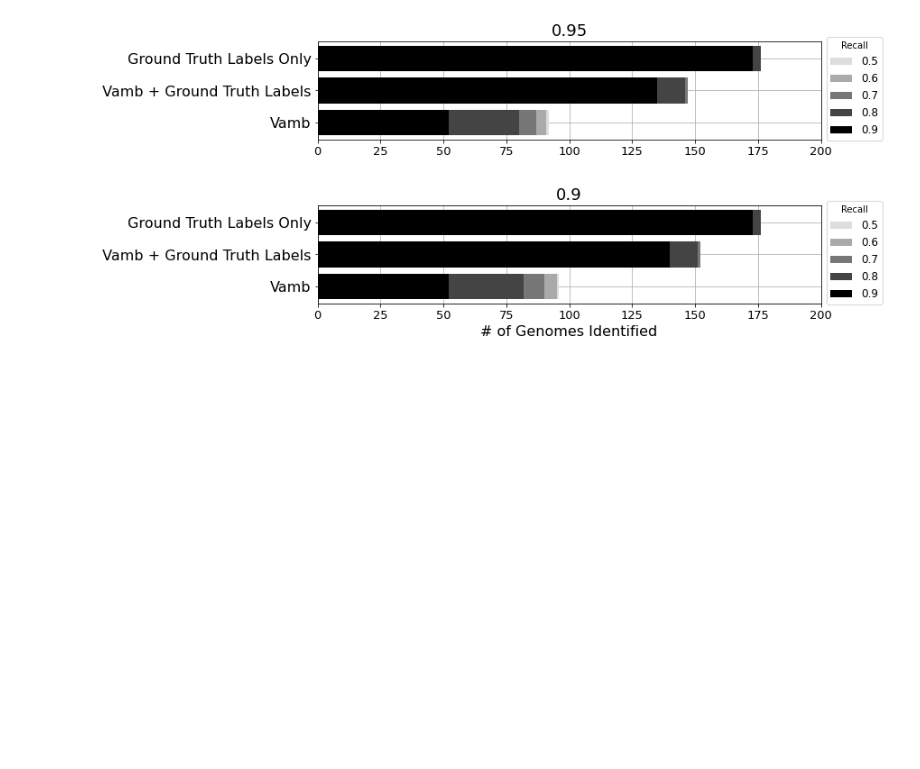
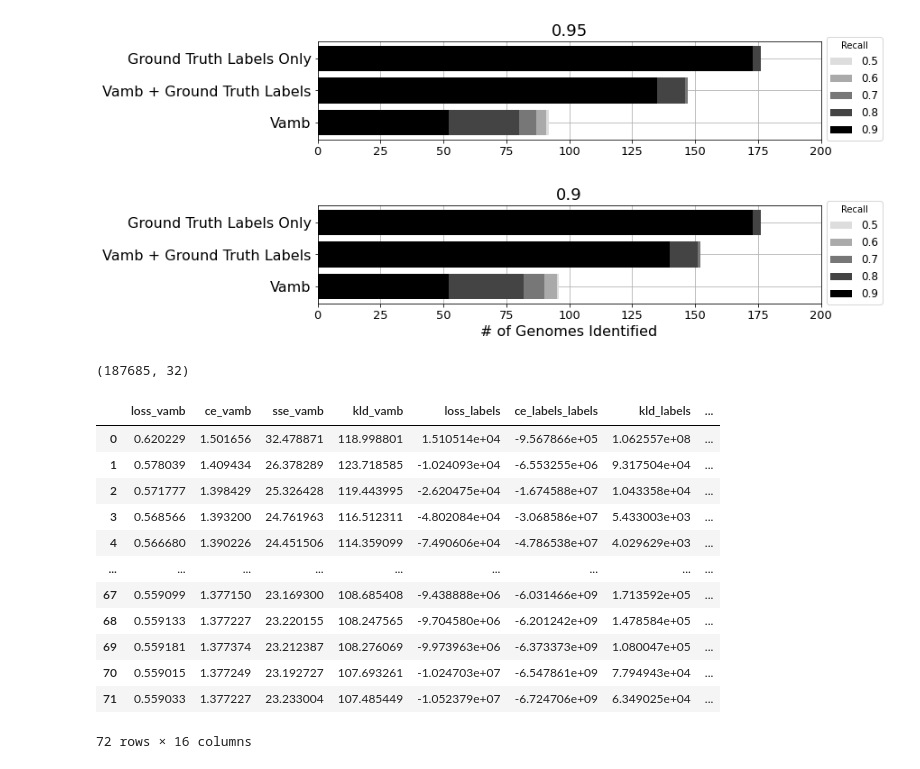
Before and after one commit to sgalkina/vamb, a Jupyter notebook: doc/tutorial.ipynb, the cells around one changed output. Drawn from its saved outputs; the diff is of its cells as text; code cells hidden in the pictures; blank space fills up the shorter version.

```diff
--- a/doc/tutorial.ipynb
+++ b/doc/tutorial.ipynb
@@ -1465,0 +1473,4 @@ for precision in 0.95, 0.9:
+# %%
+a.shape
+# %% [output]
+(187685, 32)
@@ -1465,0 +1496,16 @@ for precision in 0.95, 0.9:
+# %%
+df1
+# %% [output]
+|  | loss_vamb | ce_vamb | sse_vamb | kld_vamb | loss_labels | ce_labels_labels | kld_labels | ... |
+| 0 | 0.620229 | 1.501656 | 32.478871 | 118.998801 | 1.510514e+04 | -9.567866e+05 | 1.062557e+08 | ... |
+| 1 | 0.578039 | 1.409434 | 26.378289 | 123.718585 | -1.024093e+04 | -6.553255e+06 | 9.317504e+04 | ... |
+| 2 | 0.571777 | 1.398429 | 25.326428 | 119.443995 | -2.620475e+04 | -1.674588e+07 | 1.043358e+04 | ... |
+| 3 | 0.568566 | 1.393200 | 24.761963 | 116.512311 | -4.802084e+04 | -3.068586e+07 | 5.433003e+03 | ... |
+| 4 | 0.566680 | 1.390226 | 24.451506 | 114.359099 | -7.490606e+04 | -4.786538e+07 | 4.029629e+03 | ... |
+| ... | ... | ... | ... | ... | ... | ... | ... | ... |
+| 67 | 0.559099 | 1.377150 | 23.169300 | 108.685408 | -9.438888e+06 | -6.031466e+09 | 1.713592e+05 | ... |
+| 68 | 0.559133 | 1.377227 | 23.220155 | 108.247565 | -9.704580e+06 | -6.201242e+09 | 1.478584e+05 | ... |
+| 69 | 0.559181 | 1.377374 | 23.212387 | 108.276069 | -9.973963e+06 | -6.373373e+09 | 1.080047e+05 | ... |
+| 70 | 0.559015 | 1.377249 | 23.192727 | 107.693261 | -1.024703e+07 | -6.547861e+09 | 7.794943e+04 | ... |
+| 71 | 0.559033 | 1.377227 | 23.233004 | 107.485449 | -1.052379e+07 | -6.724706e+09 | 6.349025e+04 | ... |
+72 rows × 16 columns
```
Also changed, not shown: parts of 12 cells of this notebook, 2 other files.
